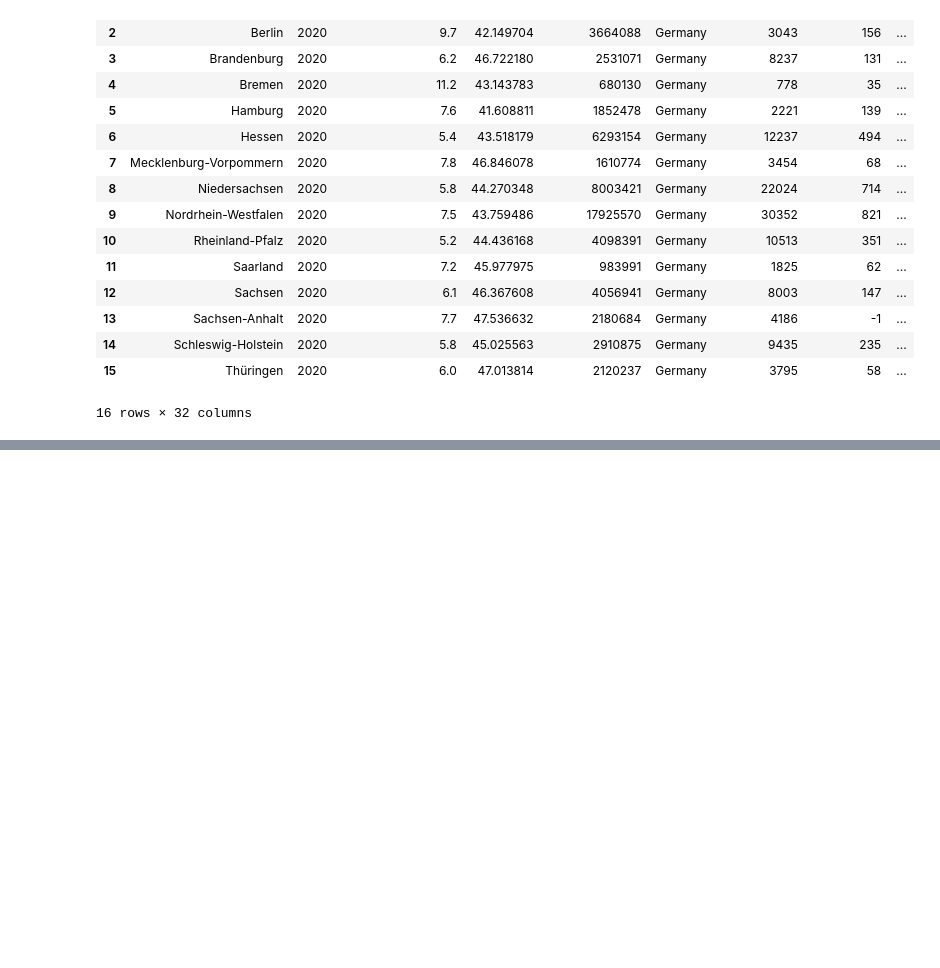
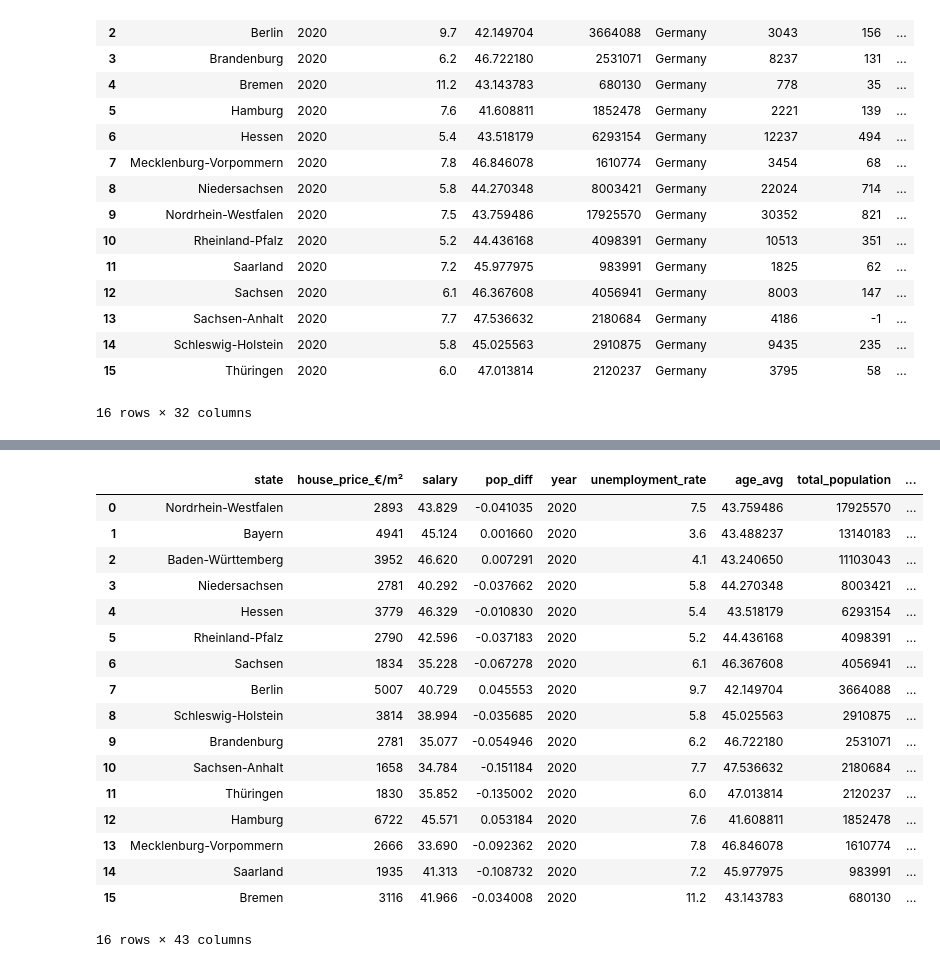
Before and after one commit to deminghh/House-Buyer-Guide, a Jupyter notebook: scoring_bundesland.ipynb, the cells around one changed output, grey strips where cells are left out. Saved outputs shown, nothing was run; the diff lists cells and outputs as text; code cells hidden in the pictures; blank space fills up the shorter version.

Commit message:
merging all data

```diff
--- a/scoring_bundesland.ipynb
+++ b/scoring_bundesland.ipynb
@@ -484,0 +653,3 @@ result_3.to_csv('all_merged_scaled_ur.csv')
+# %%
+result_3 = salary.merge(result_3)
+result_3
@@ -484,0 +675,21 @@ result_3.to_csv('all_merged_scaled_ur.csv')
+# %%
+dic_h_price = {
+'Nordrhein-Westfalen': 2893,
+'Bayern': 4941,
+'Baden-Württemberg': 3952,
+'Niedersachsen': 2781,
+'Hessen': 3779,
+'Rheinland-Pfalz': 2790,
+'Sachsen': 1834,
+'Berlin': 5007,
+'Schleswig-Holstein': 3814,
+'Brandenburg': 2781,
+'Sachsen-Anhalt': 1658,
+'Thüringen': 1830,
+'Hamburg': 6722,
+'Mecklenburg-Vorpommern': 2666,
+'Saarland': 1935,
+'Bremen': 3116}
+# %%
+house_price = pd.DataFrame(list(dic_h_price.items()))
+house_price
@@ -484,0 +714,3 @@ result_3.to_csv('all_merged_scaled_ur.csv')
+# %%
+house_price.rename(columns={0: 'state', 1: 'house_price_€/m²'}, inplace=True)
+house_price
@@ -484,0 +735,22 @@ result_3.to_csv('all_merged_scaled_ur.csv')
+# %%
+result_3 = house_price.merge(result_3)
+result_3
+# %% [output]
+|  | state | house_price_€/m² | salary | pop_diff | year | unemployment_rate | age_avg | total_population | ... |
+| 0 | Nordrhein-Westfalen | 2893 | 43.829 | -0.041035 | 2020 | 7.5 | 43.759486 | 17925570 | ... |
+| 1 | Bayern | 4941 | 45.124 | 0.001660 | 2020 | 3.6 | 43.488237 | 13140183 | ... |
+| 2 | Baden-Württemberg | 3952 | 46.620 | 0.007291 | 2020 | 4.1 | 43.240650 | 11103043 | ... |
+| 3 | Niedersachsen | 2781 | 40.292 | -0.037662 | 2020 | 5.8 | 44.270348 | 8003421 | ... |
+| 4 | Hessen | 3779 | 46.329 | -0.010830 | 2020 | 5.4 | 43.518179 | 6293154 | ... |
+| 5 | Rheinland-Pfalz | 2790 | 42.596 | -0.037183 | 2020 | 5.2 | 44.436168 | 4098391 | ... |
+| 6 | Sachsen | 1834 | 35.228 | -0.067278 | 2020 | 6.1 | 46.367608 | 4056941 | ... |
+| 7 | Berlin | 5007 | 40.729 | 0.045553 | 2020 | 9.7 | 42.149704 | 3664088 | ... |
+| 8 | Schleswig-Holstein | 3814 | 38.994 | -0.035685 | 2020 | 5.8 | 45.025563 | 2910875 | ... |
+| 9 | Brandenburg | 2781 | 35.077 | -0.054946 | 2020 | 6.2 | 46.722180 | 2531071 | ... |
+| 10 | Sachsen-Anhalt | 1658 | 34.784 | -0.151184 | 2020 | 7.7 | 47.536632 | 2180684 | ... |
+| 11 | Thüringen | 1830 | 35.852 | -0.135002 | 2020 | 6.0 | 47.013814 | 2120237 | ... |
+| 12 | Hamburg | 6722 | 45.571 | 0.053184 | 2020 | 7.6 | 41.608811 | 1852478 | ... |
+| 13 | Mecklenburg-Vorpommern | 2666 | 33.690 | -0.092362 | 2020 | 7.8 | 46.846078 | 1610774 | ... |
+| 14 | Saarland | 1935 | 41.313 | -0.108732 | 2020 | 7.2 | 45.977975 | 983991 | ... |
+| 15 | Bremen | 3116 | 41.966 | -0.034008 | 2020 | 11.2 | 43.143783 | 680130 | ... |
+16 rows × 43 columns
```
Also changed, not shown: parts of 32 cells of this notebook.
